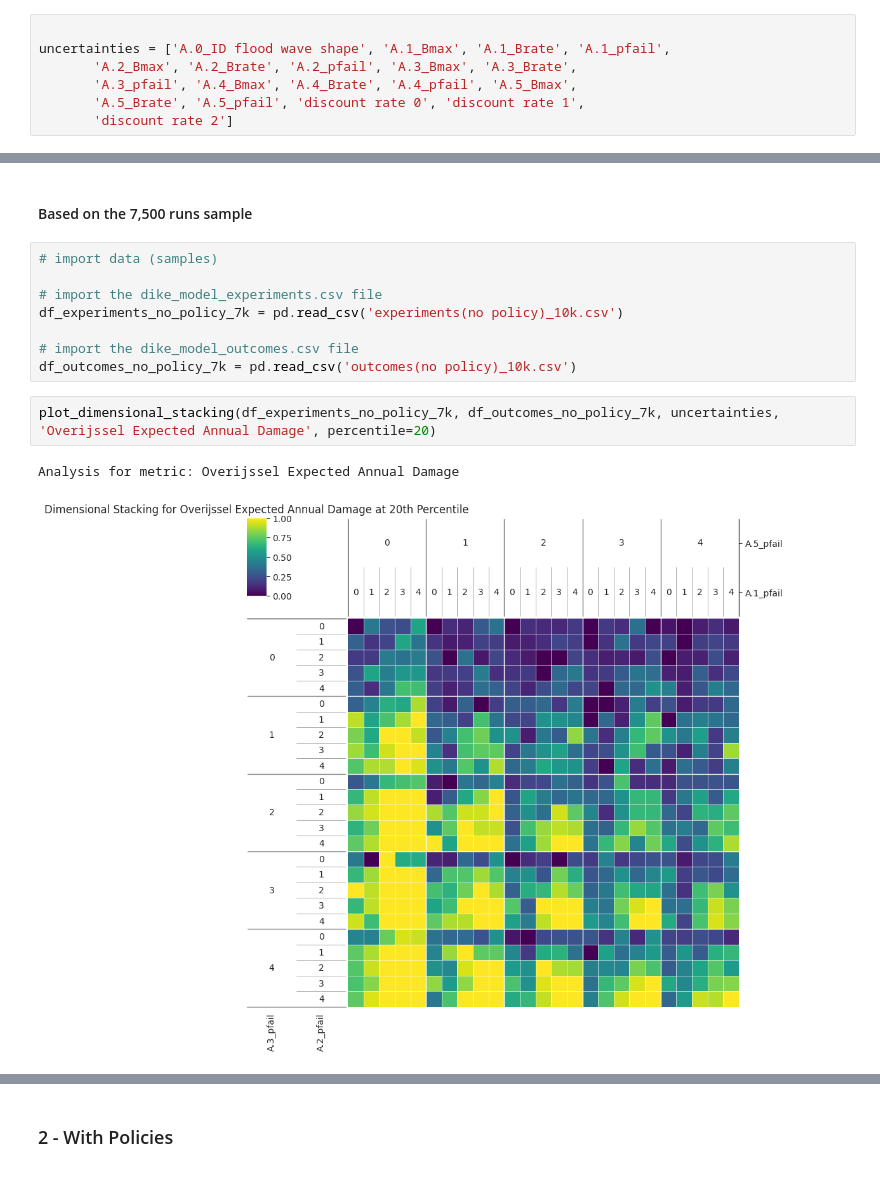
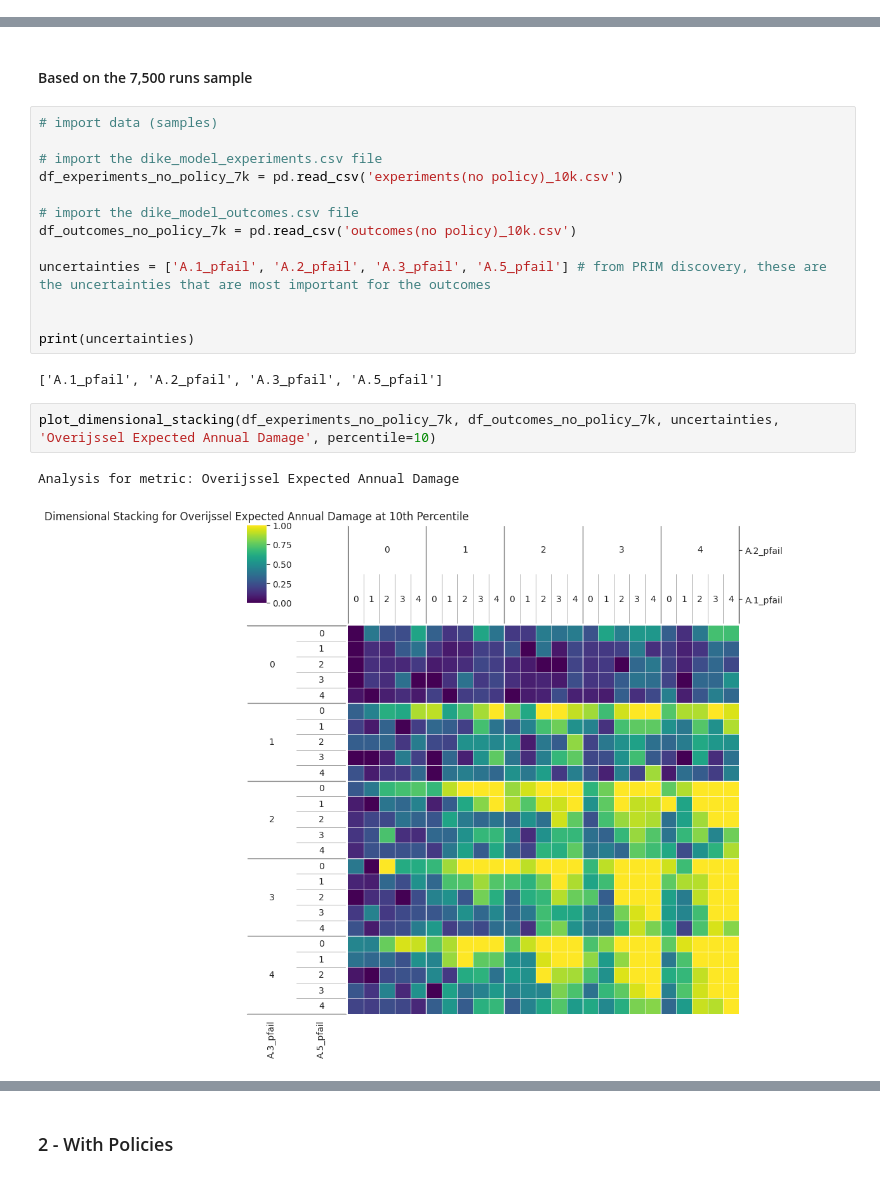
Before and after one commit to juliarozenberg/MBDM, a Jupyter notebook: final assignment/Dimensional_Stacking.ipynb, the cells around one changed output, grey strips where cells are left out. Saved outputs shown, nothing was run; the diff lists cells and outputs as text.

Commit message:
dim stacking

```diff
--- a/final assignment/Dimensional_Stacking.ipynb
+++ b/final assignment/Dimensional_Stacking.ipynb
@@ -13,11 +13,4 @@ import pandas as pd
 # %%
 # import the ema_workbench necessary tools
 from ema_workbench.analysis import dimensional_stacking
-# %%
-
-uncertainties = ['A.0_ID flood wave shape', 'A.1_Bmax', 'A.1_Brate', 'A.1_pfail',
-       'A.2_Bmax', 'A.2_Brate', 'A.2_pfail', 'A.3_Bmax', 'A.3_Brate',
-       'A.3_pfail', 'A.4_Bmax', 'A.4_Brate', 'A.4_pfail', 'A.5_Bmax',
-       'A.5_Brate', 'A.5_pfail', 'discount rate 0', 'discount rate 1',
-       'discount rate 2']
 # %%
@@ -61,9 +56,16 @@ df_experiments_no_policy_7k = pd.read_csv('experiments(no policy)_10k.csv')
 
 # import the dike_model_outcomes.csv file
 df_outcomes_no_policy_7k = pd.read_csv('outcomes(no policy)_10k.csv')
+
+uncertainties = ['A.1_pfail', 'A.2_pfail', 'A.3_pfail', 'A.5_pfail'] # from PRIM discovery, these are the uncertainties that are most important for the outcomes
+
+
+print(uncertainties)
+# %% [output]
+['A.1_pfail', 'A.2_pfail', 'A.3_pfail', 'A.5_pfail']
 # %%
-plot_dimensional_stacking(df_experiments_no_policy_7k, df_outcomes_no_policy_7k, uncertainties,  'Overijssel Expected Annual Damage', percentile=20)
+plot_dimensional_stacking(df_experiments_no_policy_7k, df_outcomes_no_policy_7k, uncertainties,  'Overijssel Expected Annual Damage', percentile=10)
 # %% [output]
 Analysis for metric: Overijssel Expected Annual Damage
-[figure, old version]
+[figure, new version]
 # %%
```
Also changed, not shown: parts of 3 cells of this notebook, 1 other file.
